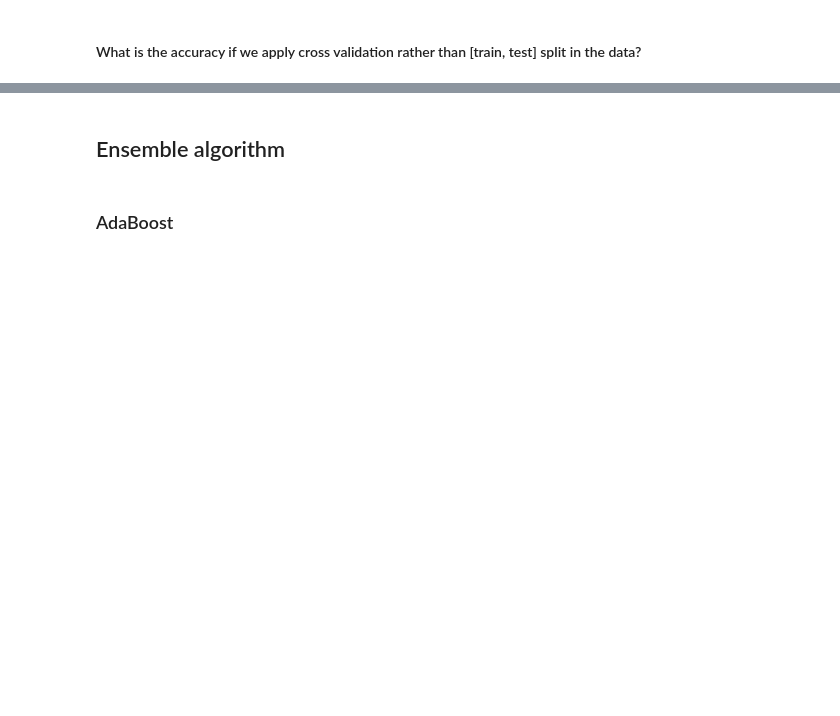
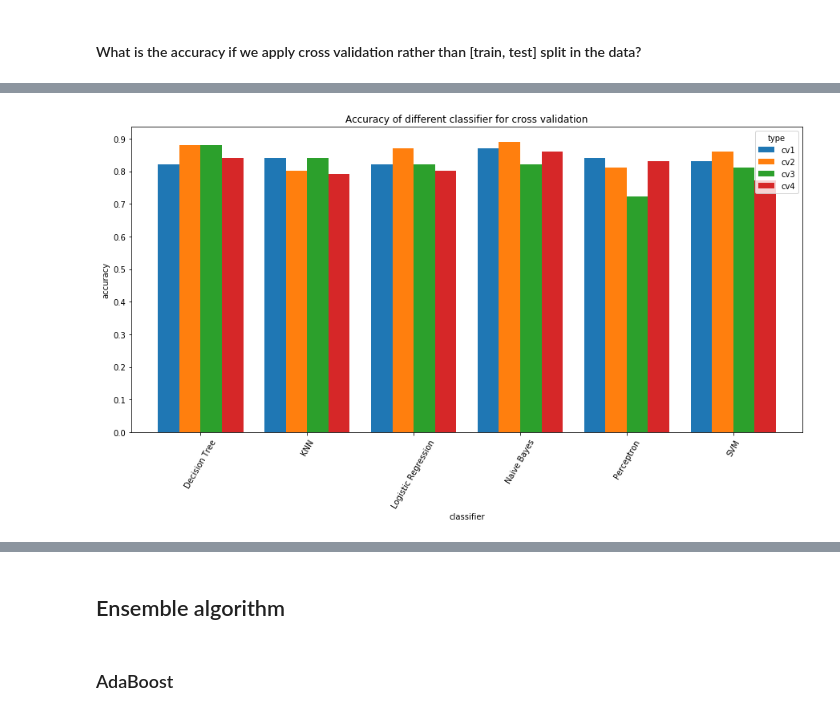
Before and after one commit to maliakber/data-mining-csc-503, a Jupyter notebook: source/nba-hall-of-fame-jupnote.ipynb, the cells around one changed output, grey strips where cells are left out. Saved outputs shown, nothing was run; the diff lists cells and outputs as text; code cells hidden in the pictures; blank space fills up the shorter version.

```diff
--- a/source/nba-hall-of-fame-jupnote.ipynb
+++ b/source/nba-hall-of-fame-jupnote.ipynb
@@ -599,0 +620,35 @@ SVM: [3.90127993 6.0302732  1.90091896 3.91955113]
+# %%
+rows_list1 = []
+
+for i in range(4):
+    rows_list1.append(['Decision Tree', 'cv'+str(i+1), treeCross['test_score'][i]])
+    rows_list1.append(['Logistic Regression', 'cv'+str(i+1), logregCross['test_score'][i]])
+    rows_list1.append(['Perceptron', 'cv'+str(i+1), percepCross['test_score'][i]])
+    rows_list1.append(['Naive Bayes', 'cv'+str(i+1), nbCross['test_score'][i]])
+    rows_list1.append(['KNN', 'cv'+str(i+1), knnCross['test_score'][i]])
+    rows_list1.append(['SVM', 'cv'+str(i+1), svmCross['test_score'][i]])
+
+rows_list2 = []
+for i in range(4):
+    rows_list2.append(['Decision Tree', 'cv'+str(i+1), treeCross['fit_time'][i]])
+    rows_list2.append(['Logistic Regression', 'cv'+str(i+1), logregCross['fit_time'][i]])
+    rows_list2.append(['Perceptron', 'cv'+str(i+1), percepCross['fit_time'][i]])
+    rows_list2.append(['Naive Bayes', 'cv'+str(i+1), nbCross['fit_time'][i]])
+    rows_list2.append(['KNN', 'cv'+str(i+1), knnCross['fit_time'][i]])
+    rows_list2.append(['SVM', 'cv'+str(i+1), svmCross['fit_time'][i]])
+
+print("test-score:")
+print("Decision Tree:", treeCross['test_score'])
+print("Logistic Regression:", logregCross['test_score'])
+print("Perceptron:", percepCross['test_score'])
+print("Naive Bayes:", nbCross['test_score'])
+print("KNN:", knnCross['test_score'])
+print("SVM:", svmCross['test_score'])
+print("fit-time:")
+print("Decision Tree:", treeCross['fit_time'])
+print("Logistic Regression:", logregCross['fit_time'])
+print("Perceptron:", percepCross['fit_time'])
+print("Naive Bayes:", nbCross['fit_time'])
+print("KNN:", knnCross['fit_time'])
+print("SVM:", svmCross['fit_time'])
+# we are using 4 folds here for the cross validation
@@ -599,0 +670,9 @@ SVM: [3.90127993 6.0302732  1.90091896 3.91955113]
+# %%
+performance = pd.DataFrame(rows_list1, columns=['classifier','type','accuracy'])
+performance.pivot('classifier','type','accuracy').plot(kind='bar', figsize=(15, 7), width=0.8, rot=60) # stacked=True
+plt.title("Accuracy of different classifier for cross validation")
+plt.yticks(np.arange(0, 1, step=0.1))
+plt.ylabel('accuracy')
+plt.show()
+# %% [output]
+[figure, added]
```
Also changed, not shown: parts of 28 cells of this notebook.
